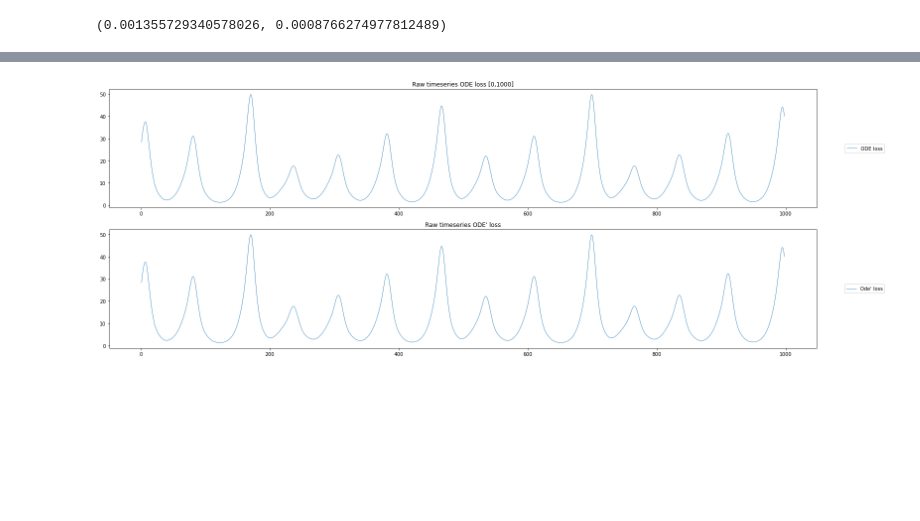
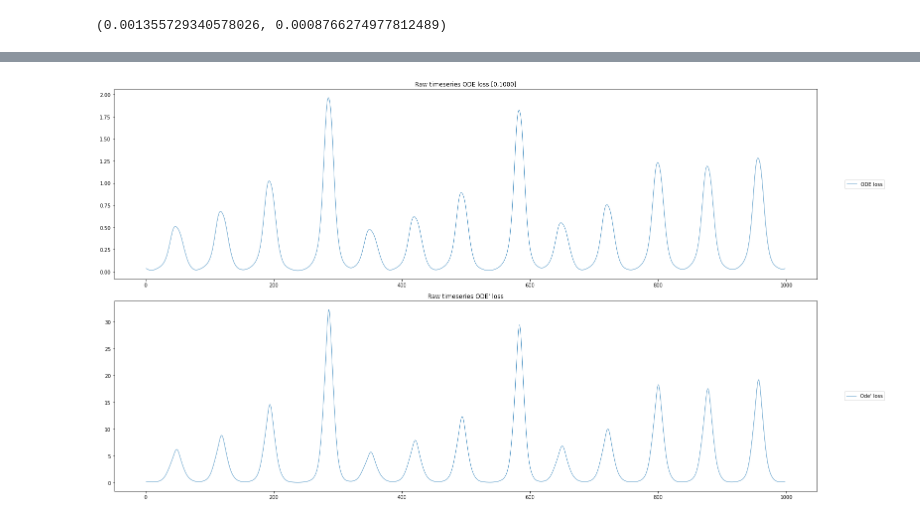
Before and after one commit to samuelhocking/chaotic-ml, a Jupyter notebook: ODE-training.ipynb, the cells around one changed output, grey strips where cells are left out. Saved outputs shown, nothing was run; the diff lists cells and outputs as text; code cells hidden in the pictures; blank space fills up the shorter version.

```diff
--- a/ODE-training.ipynb
+++ b/ODE-training.ipynb
@@ -130,6 +147,6 @@ NRMSE of training loss components with varying objective coefficients
 # %%
 testTarget = target
-figsize=(22,8)
+figsize=(22,12)
 t0 = test_start
 t_forward = 2000
 tf = test_start + t_forward
@@ -232,6 +255,7 @@ D1 = firstCentralDiffMatrix(t_forward, dt)
 D2 = secondCentralDiffMatrix(t_forward, dt)
 # %%
 model = model100
+figsize=(22,12)
 recursive_out = model.recursive_predict(data, train_start, train_end, t_forward)
 
 pred_dx = D1.T @ recursive_out
@@ -265,5 +289,6 @@ plt.show()
 # %%
 model = model010
+figsize=(22,12)
 recursive_out = model.recursive_predict(data, train_start, train_end, t_forward)
 
 pred_dx = D1.T @ recursive_out
@@ -297,5 +322,6 @@ plt.show()
 # %%
 model = model111
+figsize=(22,12)
 recursive_out = model.recursive_predict(data, train_start, train_end, t_forward)
 
 pred_dx = D1.T @ recursive_out
@@ -399,16 +447,16 @@ summary_df
 # %%
 t0 = 0
 t_forward = 1000
 
 fig, axs = plt.subplots(2, figsize=figsize)
 axs[0].plot(np.arange(t0+1,t0+t_forward-1), [np.linalg.norm(pred_dx[i]-model_dx[i]) for i in range(t_forward-2)], linewidth=0.75, label=f"ODE loss")
-axs[1].plot(np.arange(t0+1,t0+t_forward-1), [np.linalg.norm(pred_dx[i]-model_dx[i]) for i in range(t_forward-2)], linewidth=0.75, label=f"Ode' loss")
+axs[1].plot(np.arange(t0+1,t0+t_forward-1), [np.linalg.norm(pred_ddxx[i]-model_ddxx[i]) for i in range(t_forward-2)], linewidth=0.75, label=f"Ode' loss")
 
 axs[0].legend(loc="right", ncol=1, bbox_to_anchor=(1.1,0.5))
 axs[1].legend(loc="right", ncol=1, bbox_to_anchor=(1.1,0.5))
 axs[0].set_title(f"Raw timeseries ODE loss [{t0},{t0+t_forward}]")
 axs[1].set_title(f"Raw timeseries ODE' loss")
 fig.tight_layout()
 plt.show()
 # %% [output]
-[figure, old version]
+[figure, new version]
```
Also changed, not shown: parts of 13 cells of this notebook, 2 other files.
